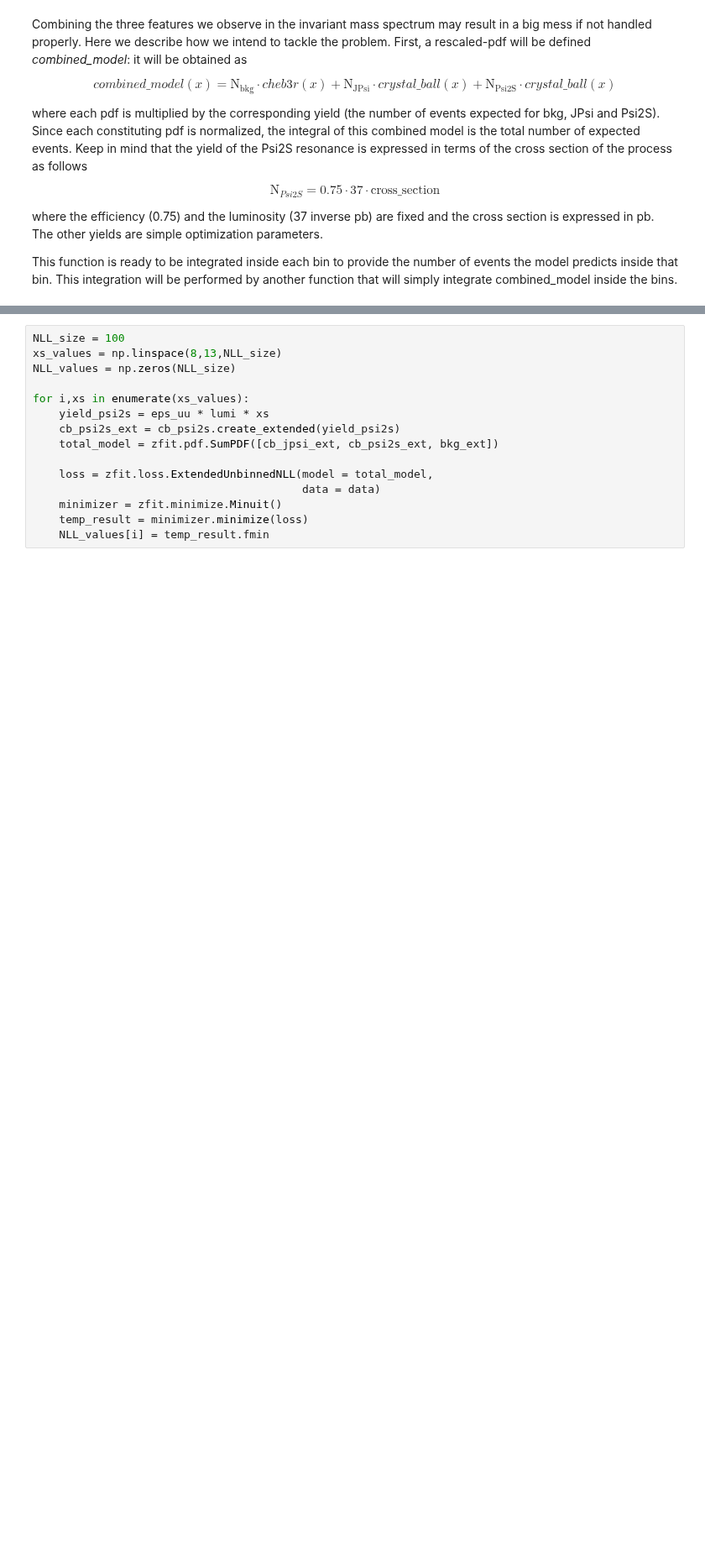
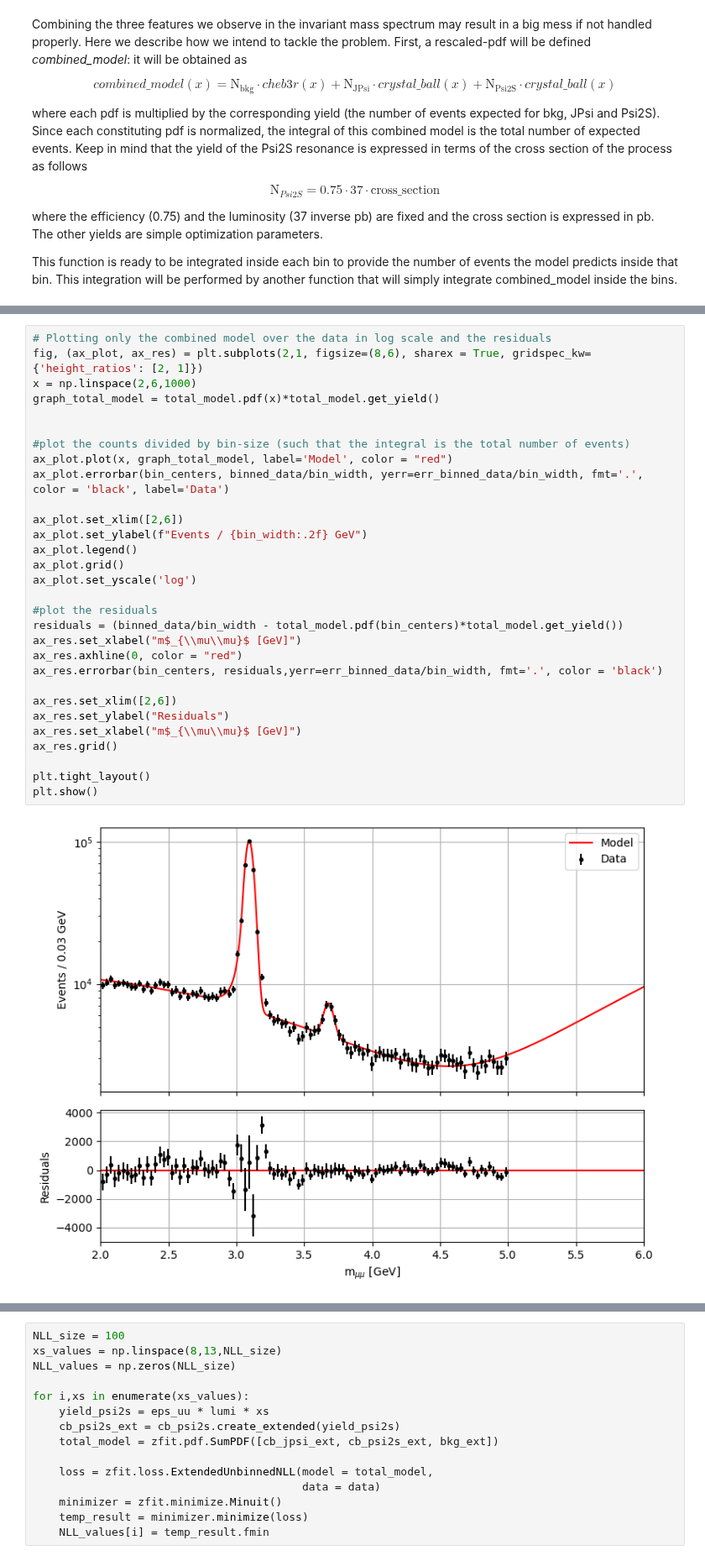
Before and after one commit to Matteo-Bellino/SMATEP_Project, a Jupyter notebook: Psi2S_RadanoBellino.ipynb, the cells around one changed output, grey strips where cells are left out. Shown at 84% size. Saved outputs shown, nothing was run; the diff lists cells and outputs as text; blank space fills up the shorter version.

```diff
--- a/Psi2S_RadanoBellino.ipynb
+++ b/Psi2S_RadanoBellino.ipynb
@@ -210,0 +223,32 @@ plt.grid()
+# %%
+# Plotting only the combined model over the data in log scale and the residuals
+fig, (ax_plot, ax_res) = plt.subplots(2,1, figsize=(8,6), sharex = True, gridspec_kw={'height_ratios': [2, 1]})
+x = np.linspace(2,6,1000)
+graph_total_model = total_model.pdf(x)*total_model.get_yield()
+
+
+#plot the counts divided by bin-size (such that the integral is the total number of events)
+ax_plot.plot(x, graph_total_model, label='Model', color = "red")
+ax_plot.errorbar(bin_centers, binned_data/bin_width, yerr=err_binned_data/bin_width, fmt='.', color = 'black', label='Data')
+
+ax_plot.set_xlim([2,6])
+ax_plot.set_ylabel(f"Events / {bin_width:.2f} GeV")
+ax_plot.legend()
+ax_plot.grid()
+ax_plot.set_yscale('log')
+
+#plot the residuals
+residuals = (binned_data/bin_width - total_model.pdf(bin_centers)*total_model.get_yield())
+ax_res.set_xlabel("m$_{\\mu\\mu}$ [GeV]")
+ax_res.axhline(0, color = "red")
+ax_res.errorbar(bin_centers, residuals,yerr=err_binned_data/bin_width, fmt='.', color = 'black')
+
+ax_res.set_xlim([2,6])
+ax_res.set_ylabel("Residuals")
+ax_res.set_xlabel("m$_{\\mu\\mu}$ [GeV]")
+ax_res.grid()
+
+plt.tight_layout()
+plt.show()
+# %% [output]
+[figure, added]
```
Also changed, not shown: parts of 28 cells of this notebook, 1 other file.
